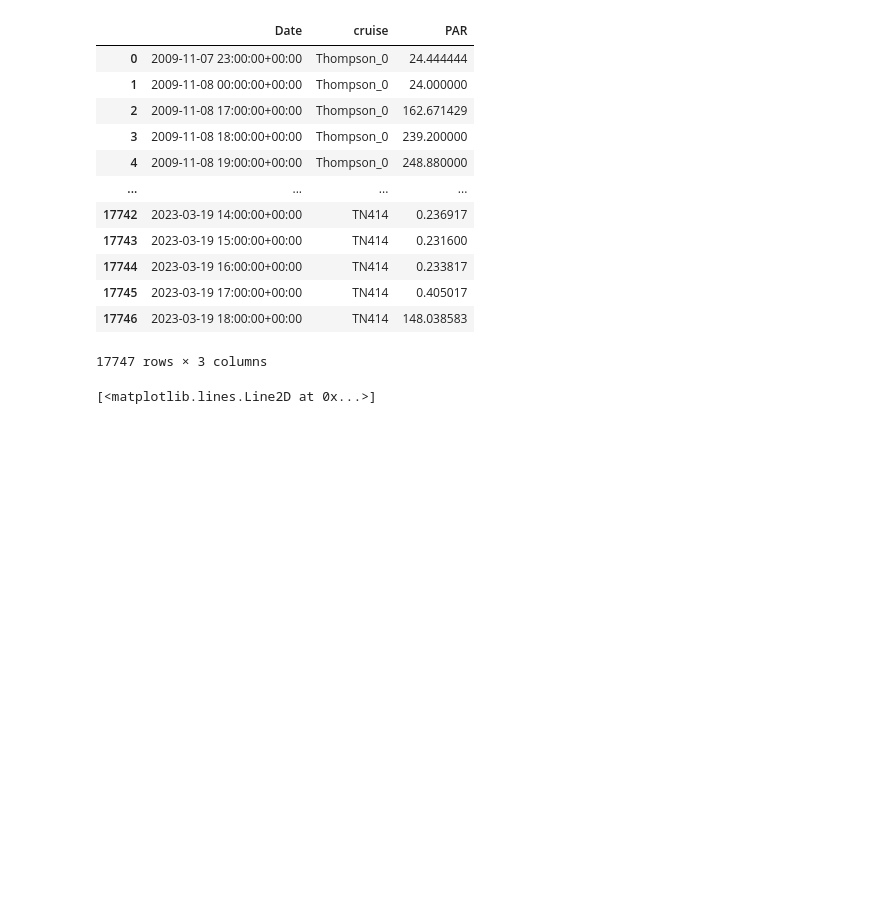
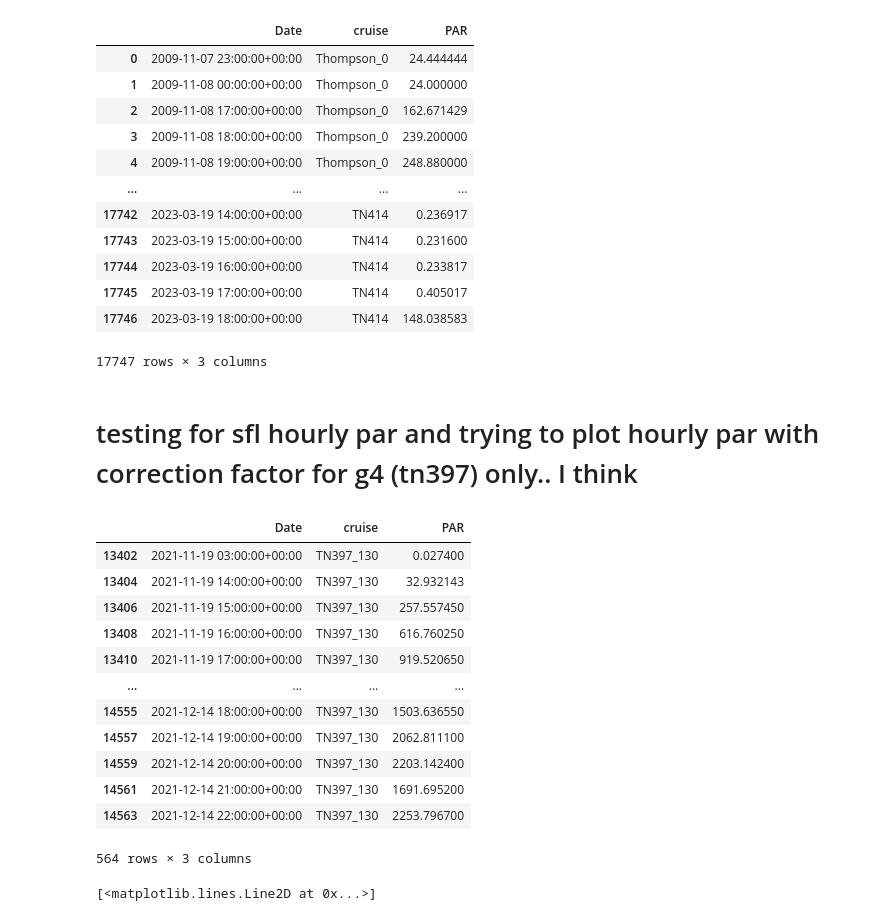
Before and after one commit to kpc02/SACNAS-2023-project, a Jupyter notebook: all_PAR_calib_python.ipynb, the cells around one changed output. Drawn from its saved outputs; the diff is of its cells as text; code cells hidden in the pictures; blank space fills up the shorter version.

```diff
--- a/all_PAR_calib_python.ipynb
+++ b/all_PAR_calib_python.ipynb
@@ -173,6 +173,25 @@ sfl_hourly
 | 17745 | 2023-03-19 17:00:00+00:00 | TN414 | 0.405017 |
 | 17746 | 2023-03-19 18:00:00+00:00 | TN414 | 148.038583 |
 17747 rows × 3 columns
+# %% [markdown]
+# testing for sfl hourly par and trying to plot hourly par with correction factor for g4 (tn397) only.. I think
+# %%
+g4_cruise = sfl_hourly[sfl_hourly['cruise'] == 'TN397_130']
+g4_cruise
+# %% [output]
+|  | Date | cruise | PAR |
+| 13402 | 2021-11-19 03:00:00+00:00 | TN397_130 | 0.027400 |
+| 13404 | 2021-11-19 14:00:00+00:00 | TN397_130 | 32.932143 |
+| 13406 | 2021-11-19 15:00:00+00:00 | TN397_130 | 257.557450 |
+| 13408 | 2021-11-19 16:00:00+00:00 | TN397_130 | 616.760250 |
+| 13410 | 2021-11-19 17:00:00+00:00 | TN397_130 | 919.520650 |
+| ... | ... | ... | ... |
+| 14555 | 2021-12-14 18:00:00+00:00 | TN397_130 | 1503.636550 |
+| 14557 | 2021-12-14 19:00:00+00:00 | TN397_130 | 2062.811100 |
+| 14559 | 2021-12-14 20:00:00+00:00 | TN397_130 | 2203.142400 |
+| 14561 | 2021-12-14 21:00:00+00:00 | TN397_130 | 1691.695200 |
+| 14563 | 2021-12-14 22:00:00+00:00 | TN397_130 | 2253.796700 |
+564 rows × 3 columns
 # %%
 x = sfl_hourly.Date
 y = sfl_hourly.PAR
```
Also changed, not shown: parts of 2 cells of this notebook, 18 other files.
